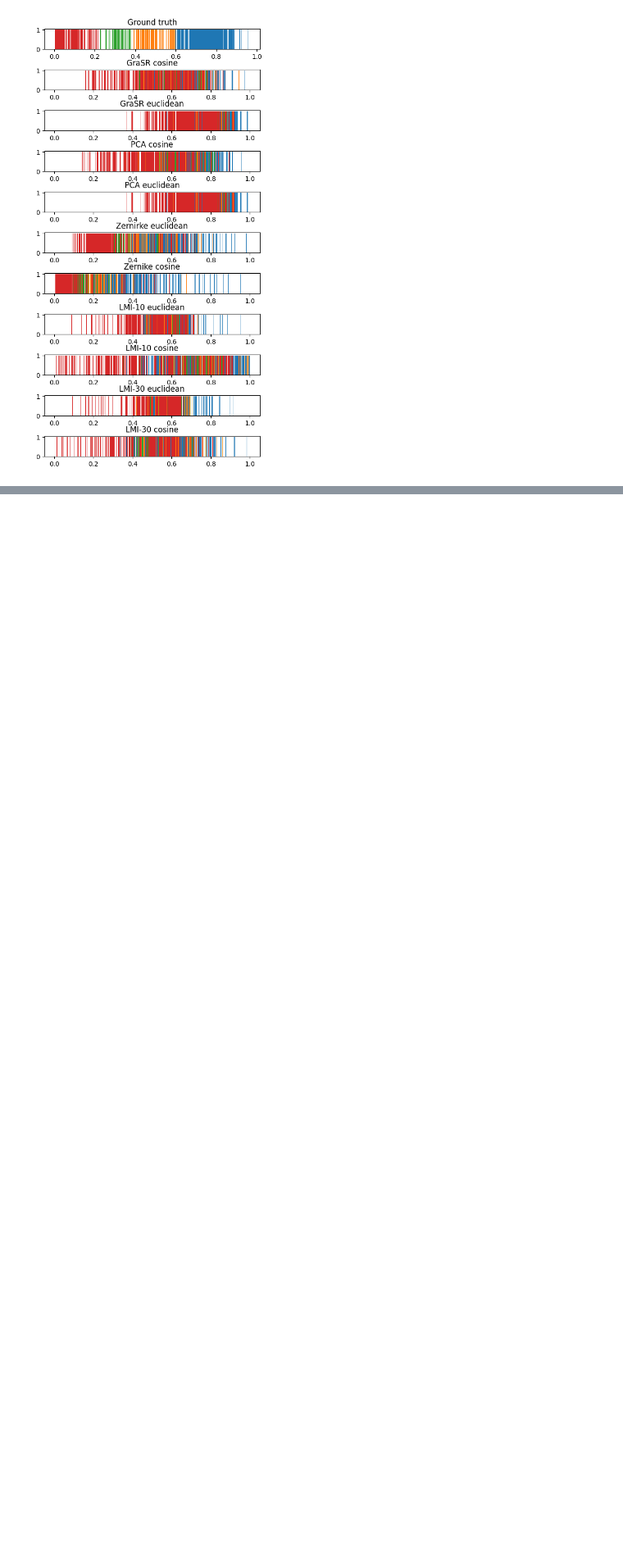
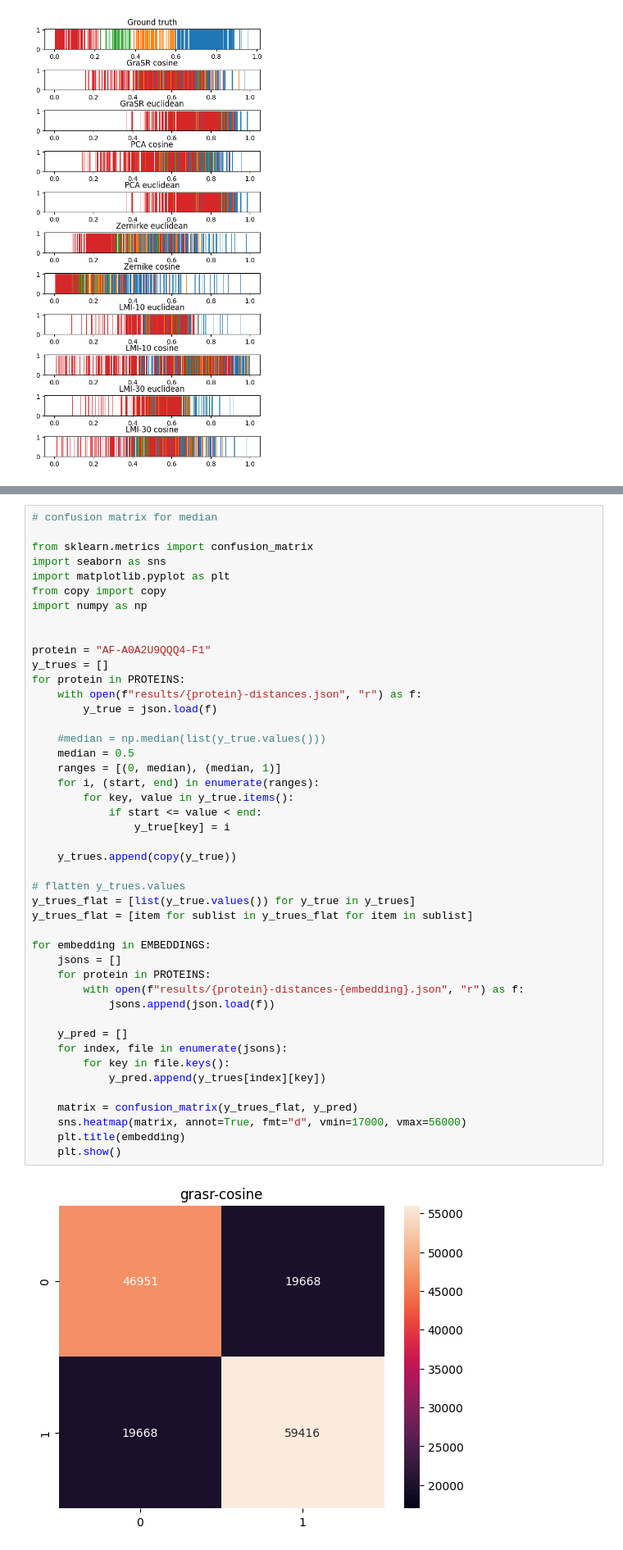
Before and after one commit to Coda-Research-Group/ProteinEmbeddingBenchmark, a Jupyter notebook: evaluate_data.ipynb, the cells around one changed output, grey strips where cells are left out. Shown at 82% size. Drawn from its saved outputs; the diff is of its cells as text; blank space fills up the shorter version.

```diff
--- a/evaluate_data.ipynb
+++ b/evaluate_data.ipynb
@@ -594,0 +657,47 @@ TM-distance density
+# %%
+# confusion matrix for median
+
+from sklearn.metrics import confusion_matrix
+import seaborn as sns
+import matplotlib.pyplot as plt
+from copy import copy
+import numpy as np
+
+
+protein = "AF-A0A2U9QQQ4-F1"
+y_trues = []
+for protein in PROTEINS:
+    with open(f"results/{protein}-distances.json", "r") as f:
+        y_true = json.load(f)
+
+    #median = np.median(list(y_true.values()))
+    median = 0.5
+    ranges = [(0, median), (median, 1)]
+    for i, (start, end) in enumerate(ranges):
+        for key, value in y_true.items():
+            if start <= value < end:
+                y_true[key] = i
+
+    y_trues.append(copy(y_true))
+
+# flatten y_trues.values
+y_trues_flat = [list(y_true.values()) for y_true in y_trues]
+y_trues_flat = [item for sublist in y_trues_flat for item in sublist]
+
+for embedding in EMBEDDINGS:
+    jsons = []
+    for protein in PROTEINS:
+        with open(f"results/{protein}-distances-{embedding}.json", "r") as f:
+            jsons.append(json.load(f))
+
+    y_pred = []
+    for index, file in enumerate(jsons):
+        for key in file.keys():
+            y_pred.append(y_trues[index][key])
+
+    matrix = confusion_matrix(y_trues_flat, y_pred)
+    sns.heatmap(matrix, annot=True, fmt="d", vmin=17000, vmax=56000)
+    plt.title(embedding)
+    plt.show()
+# %% [output]
+[figure, added]
```
Also changed, not shown: parts of 10 cells of this notebook, 1 other file.
